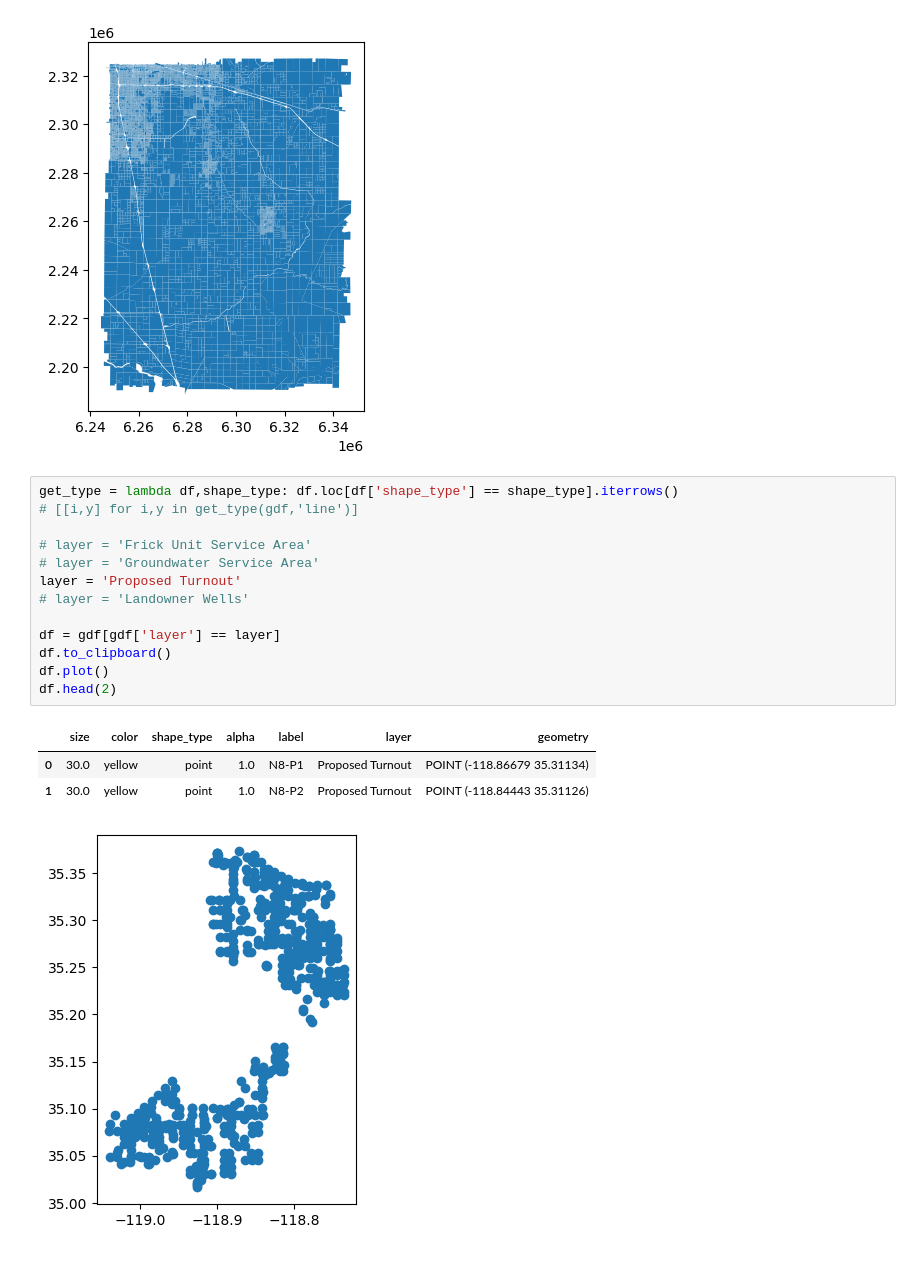
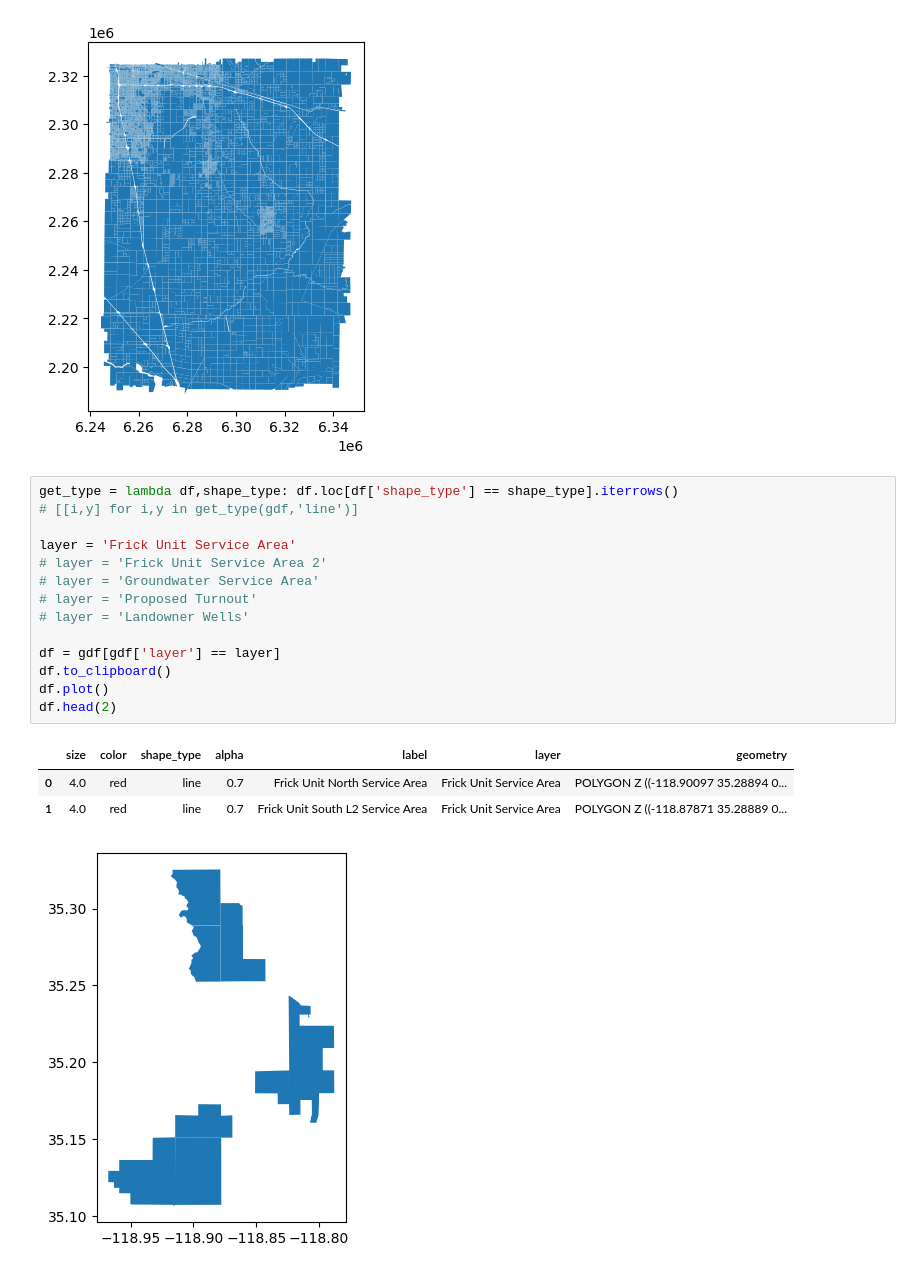
Before and after one commit to Lyndon-0/mndot_anomaly_detection, a Jupyter notebook: map_trial.ipynb, the cells around one changed output. Saved outputs shown, nothing was run; the diff lists cells and outputs as text.

```diff
--- a/map_trial.ipynb
+++ b/map_trial.ipynb
@@ -16,18 +16,19 @@ apns.plot()
 # %%
 get_type = lambda df,shape_type: df.loc[df['shape_type'] == shape_type].iterrows()
 # [[i,y] for i,y in get_type(gdf,'line')]
 
-# layer = 'Frick Unit Service Area'
+layer = 'Frick Unit Service Area'
+# layer = 'Frick Unit Service Area 2'
 # layer = 'Groundwater Service Area'
-layer = 'Proposed Turnout'
+# layer = 'Proposed Turnout'
 # layer = 'Landowner Wells'
 
 df = gdf[gdf['layer'] == layer]
 df.to_clipboard()
 df.plot()
 df.head(2)
 # %% [output]
 |  | size | color | shape_type | alpha | label | layer | geometry |
-| 0 | 30.0 | yellow | point | 1.0 | N8-P1 | Proposed Turnout | POINT (-118.86679 35.31134) |
-| 1 | 30.0 | yellow | point | 1.0 | N8-P2 | Proposed Turnout | POINT (-118.84443 35.31126) |
+| 0 | 4.0 | red | line | 0.7 | Frick Unit North Service Area | Frick Unit Service Area | POLYGON Z ((-118.90097 35.28894 0... |
+| 1 | 4.0 | red | line | 0.7 | Frick Unit South L2 Service Area | Frick Unit Service Area | POLYGON Z ((-118.87871 35.28889 0... |
-[figure, old version]
+[figure, new version]
```
Also changed, not shown: parts of 1 cell of this notebook, 6 other files.
